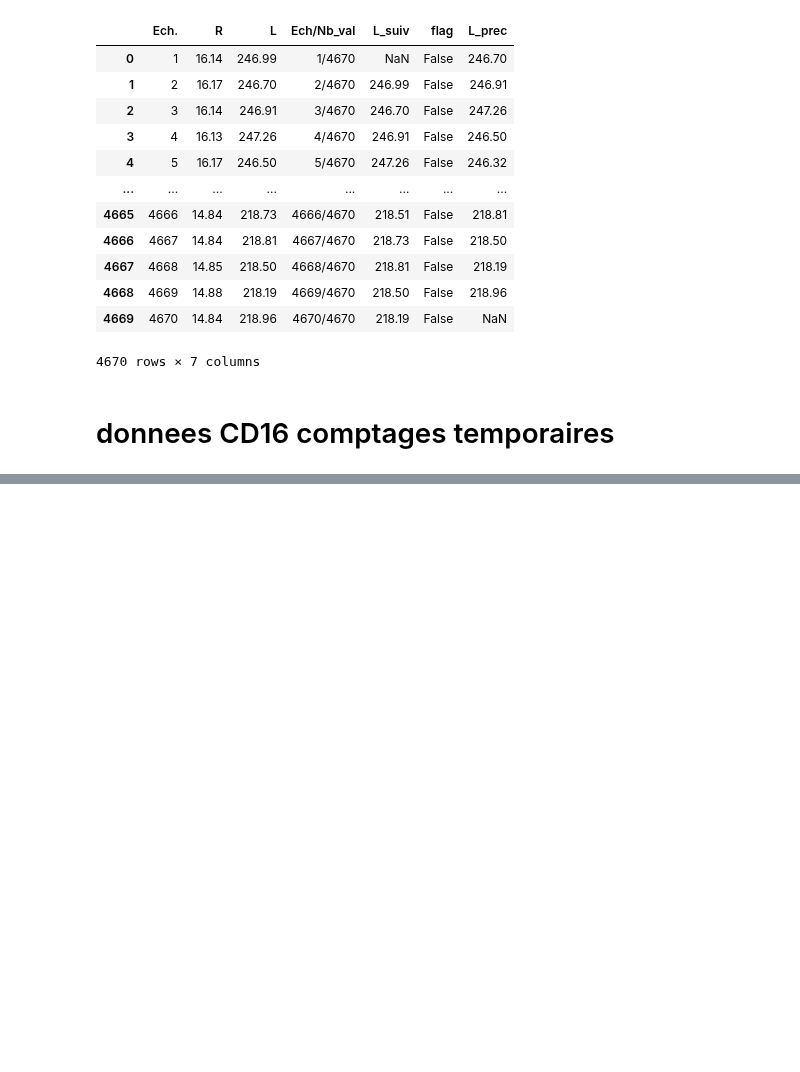
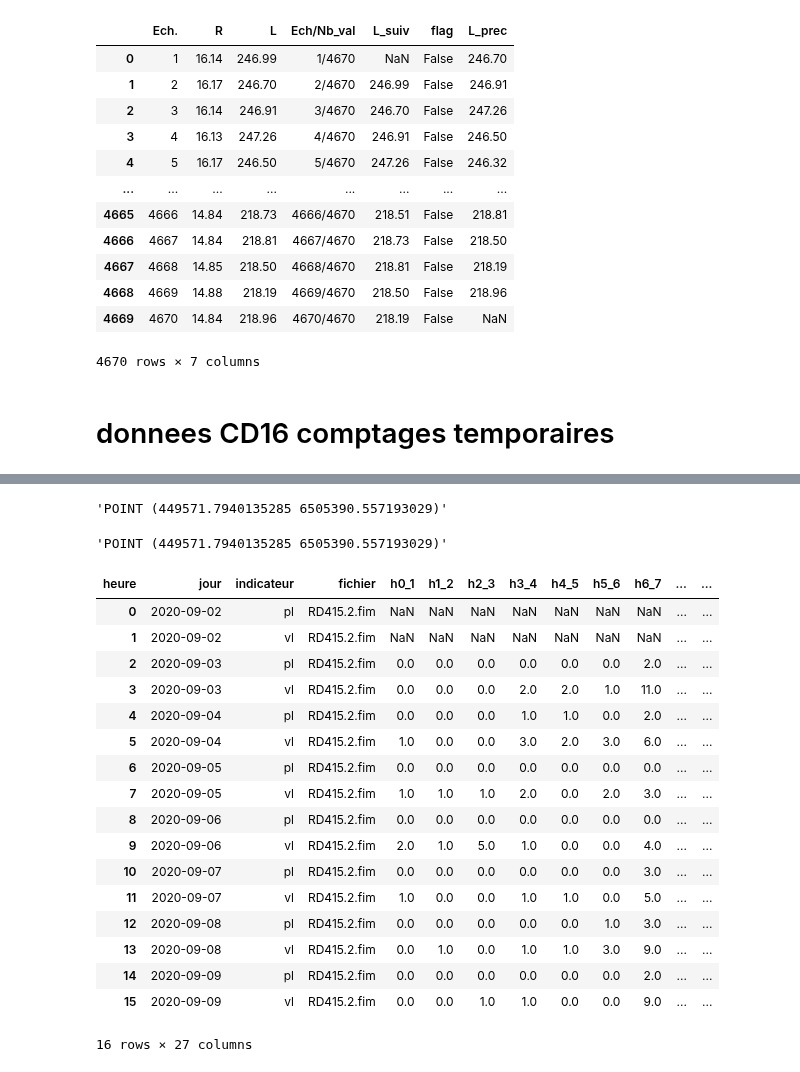
Before and after one commit to nantodevison/otv, a Jupyter notebook: otv/Transfert_Donnees/BacASable.ipynb, the cells around one changed output, grey strips where cells are left out. Cells and saved outputs as stored; diff of their text form; code cells hidden in the pictures; blank space fills up the shorter version.

```diff
--- a/otv/Transfert_Donnees/BacASable.ipynb
+++ b/otv/Transfert_Donnees/BacASable.ipynb
@@ -291,0 +284,13 @@ cd16Temp.liste_lign_titre
+# %%
+# parcourir un dossier, vérifier si le le FIM est geoloc et récupérer la geom si c'est le cas
+dossierCptTemp=r'C:\Users\martin.schoreisz\Documents\temp\OTV\CD16\en_cours\CD16_Temporaires'
+dicoDf={'fichier': [], 'geom': [], 'tmja': [], 'pc_pl': []}
+with os.scandir(dossierCptTemp) as it:
+    for e in it:
+        if e.is_file() and e.name.lower().endswith('.fim'):
+            cpt=ds.FIM(e, verifQualite='Message')
+            if cpt.geoloc:
+                dicoDf['fichier'].append(e.name)
+                dicoDf['geom'].append(cpt.geom_l93)
+                dicoDf['tmja'].append(cpt.tmja)
+                dicoDf['pc_pl'].append(cpt.tmja)
@@ -291,0 +301,4 @@ cd16Temp.liste_lign_titre
+# %%
+cpt.geom_l93.wkt
+# %% [output]
+'POINT (449571.7940135285 6505390.557193029)'
@@ -291,0 +316,26 @@ cd16Temp.liste_lign_titre
+# %%
+geom_l93.wkt
+# %% [output]
+'POINT (449571.7940135285 6505390.557193029)'
+# %%
+cpt.dfHoraire2Sens.pivot(index=['date', 'type_veh', 'fichier'], columns='heure', values='nbVeh').reset_index().rename(
+    columns={k: v for k, v in zip(['date', 'type_veh']+[e for e in range(24)], ['jour', 'indicateur']+dh.attributsHoraire)})
+# %% [output]
+| heure | jour | indicateur | fichier | h0_1 | h1_2 | h2_3 | h3_4 | h4_5 | h5_6 | h6_7 | ... | ... |
+| 0 | 2020-09-02 | pl | RD415.2.fim | NaN | NaN | NaN | NaN | NaN | NaN | NaN | ... | ... |
+| 1 | 2020-09-02 | vl | RD415.2.fim | NaN | NaN | NaN | NaN | NaN | NaN | NaN | ... | ... |
+| 2 | 2020-09-03 | pl | RD415.2.fim | 0.0 | 0.0 | 0.0 | 0.0 | 0.0 | 0.0 | 2.0 | ... | ... |
+| 3 | 2020-09-03 | vl | RD415.2.fim | 0.0 | 0.0 | 0.0 | 2.0 | 2.0 | 1.0 | 11.0 | ... | ... |
+| 4 | 2020-09-04 | pl | RD415.2.fim | 0.0 | 0.0 | 0.0 | 1.0 | 1.0 | 0.0 | 2.0 | ... | ... |
+| 5 | 2020-09-04 | vl | RD415.2.fim | 1.0 | 0.0 | 0.0 | 3.0 | 2.0 | 3.0 | 6.0 | ... | ... |
+| 6 | 2020-09-05 | pl | RD415.2.fim | 0.0 | 0.0 | 0.0 | 0.0 | 0.0 | 0.0 | 0.0 | ... | ... |
+| 7 | 2020-09-05 | vl | RD415.2.fim | 1.0 | 1.0 | 1.0 | 2.0 | 0.0 | 2.0 | 3.0 | ... | ... |
+| 8 | 2020-09-06 | pl | RD415.2.fim | 0.0 | 0.0 | 0.0 | 0.0 | 0.0 | 0.0 | 0.0 | ... | ... |
+| 9 | 2020-09-06 | vl | RD415.2.fim | 2.0 | 1.0 | 5.0 | 1.0 | 0.0 | 0.0 | 4.0 | ... | ... |
+| 10 | 2020-09-07 | pl | RD415.2.fim | 0.0 | 0.0 | 0.0 | 0.0 | 0.0 | 0.0 | 3.0 | ... | ... |
+| 11 | 2020-09-07 | vl | RD415.2.fim | 1.0 | 0.0 | 0.0 | 1.0 | 1.0 | 0.0 | 5.0 | ... | ... |
+| 12 | 2020-09-08 | pl | RD415.2.fim | 0.0 | 0.0 | 0.0 | 0.0 | 0.0 | 1.0 | 3.0 | ... | ... |
+| 13 | 2020-09-08 | vl | RD415.2.fim | 0.0 | 1.0 | 0.0 | 1.0 | 1.0 | 3.0 | 9.0 | ... | ... |
+| 14 | 2020-09-09 | pl | RD415.2.fim | 0.0 | 0.0 | 0.0 | 0.0 | 0.0 | 0.0 | 2.0 | ... | ... |
+| 15 | 2020-09-09 | vl | RD415.2.fim | 0.0 | 0.0 | 1.0 | 1.0 | 0.0 | 0.0 | 9.0 | ... | ... |
+16 rows × 27 columns
```
Also changed, not shown: parts of 8 cells of this notebook, 3 other files.
